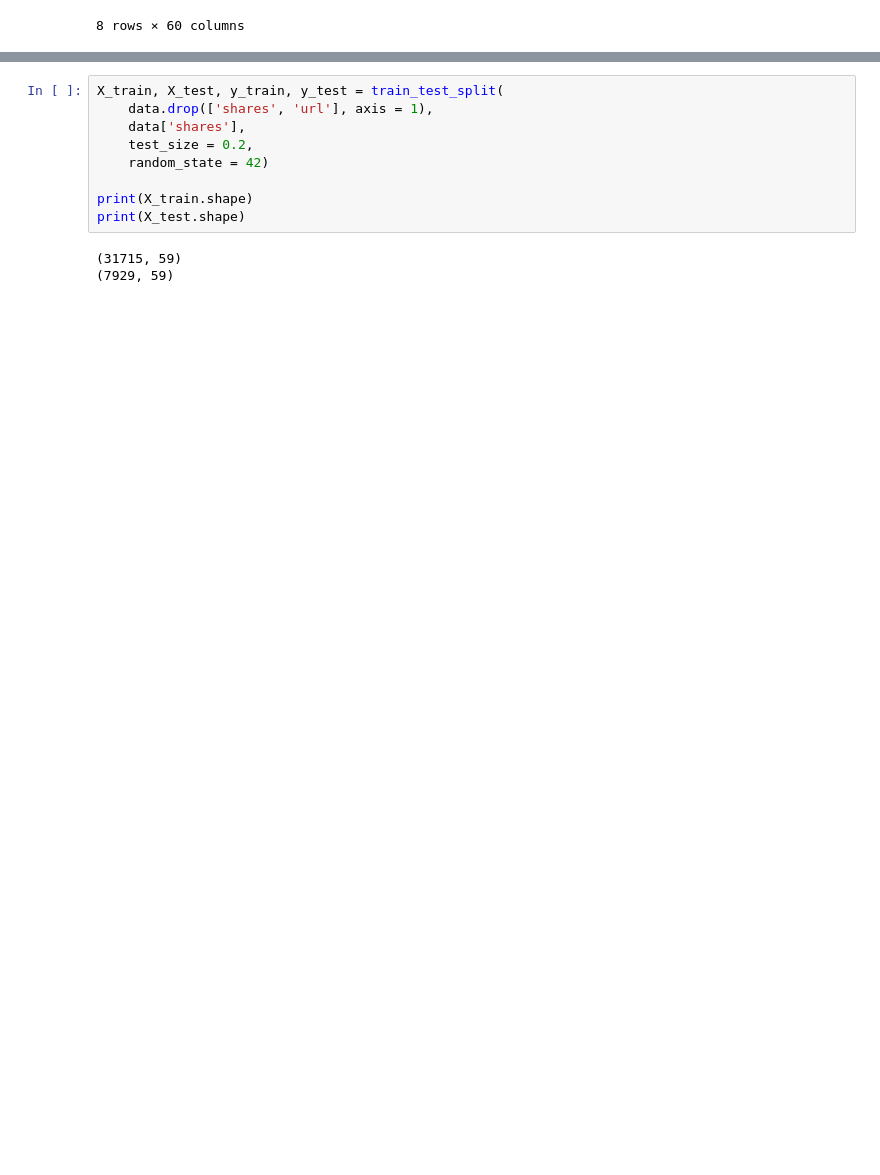
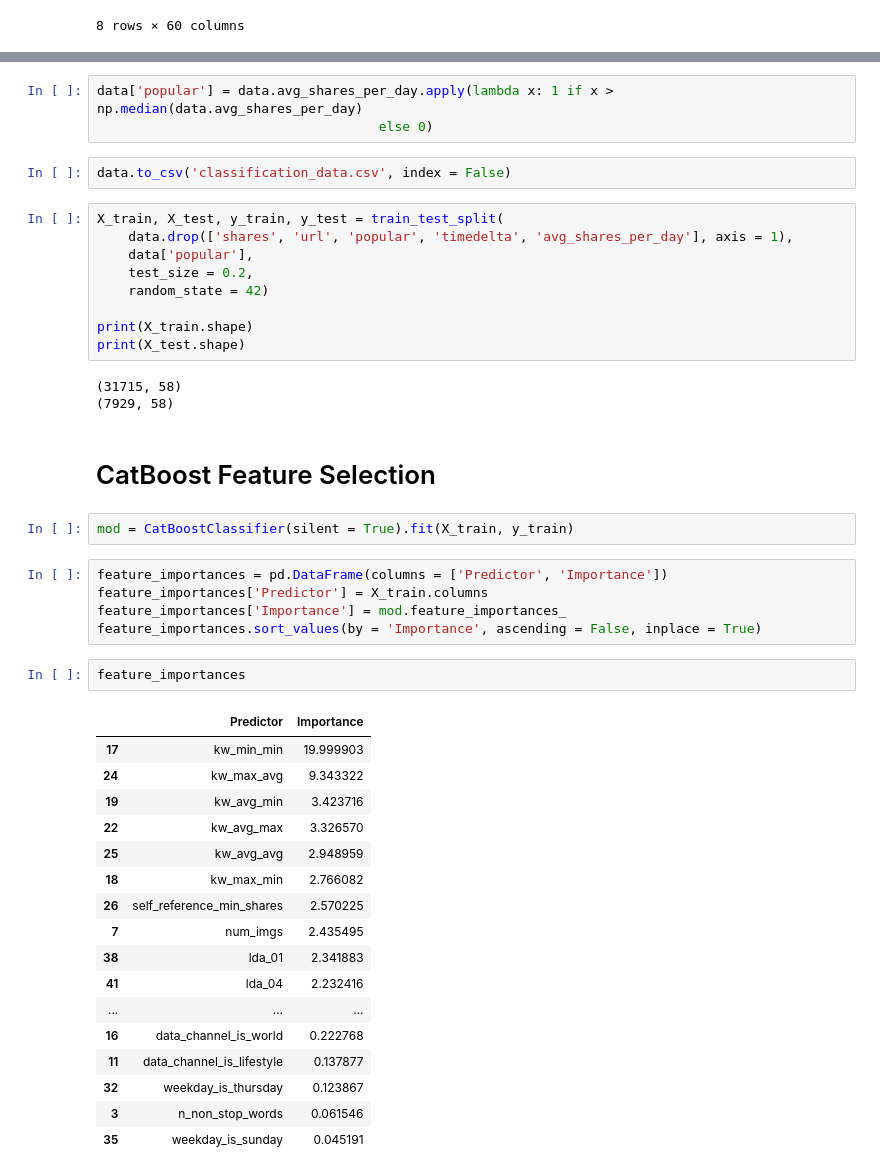
Before and after one commit to danielhe-nu/STAT-303-3-Project, a Jupyter notebook: Data Preprocessing - Sarah.ipynb, the cells around one changed output, grey strips where cells are left out. Drawn from its saved outputs; the diff is of its cells as text; blank space fills up the shorter version.

Commit message:
Data preprocessing code

```diff
--- a/Data Preprocessing - Sarah.ipynb
+++ b/Data Preprocessing - Sarah.ipynb
@@ -116,12 +129,46 @@ data.to_csv('project_data.csv', index = False)
+# %%
+data['popular'] = data.avg_shares_per_day.apply(lambda x: 1 if x > np.median(data.avg_shares_per_day)
+                                    else 0)
+# %%
+data.to_csv('classification_data.csv', index = False)
 # %%
 X_train, X_test, y_train, y_test = train_test_split(
-    data.drop(['shares', 'url'], axis = 1),
-    data['shares'],
+    data.drop(['shares', 'url', 'popular', 'timedelta', 'avg_shares_per_day'], axis = 1),
+    data['popular'],
     test_size = 0.2,
     random_state = 42)
 
 print(X_train.shape)
 print(X_test.shape)
 # %% [output]
-(31715, 59)
-(7929, 59)
+(31715, 58)
+(7929, 58)
+# %% [markdown]
+# CatBoost Feature Selection
+# %%
+mod = CatBoostClassifier(silent = True).fit(X_train, y_train)
+# %%
+feature_importances = pd.DataFrame(columns = ['Predictor', 'Importance'])
+feature_importances['Predictor'] = X_train.columns
+feature_importances['Importance'] = mod.feature_importances_
+feature_importances.sort_values(by = 'Importance', ascending = False, inplace = True)
+# %%
+feature_importances
+# %% [output]
+|  | Predictor | Importance |
+| 17 | kw_min_min | 19.999903 |
+| 24 | kw_max_avg | 9.343322 |
+| 19 | kw_avg_min | 3.423716 |
+| 22 | kw_avg_max | 3.326570 |
+| 25 | kw_avg_avg | 2.948959 |
+| 18 | kw_max_min | 2.766082 |
+| 26 | self_reference_min_shares | 2.570225 |
+| 7 | num_imgs | 2.435495 |
+| 38 | lda_01 | 2.341883 |
+| 41 | lda_04 | 2.232416 |
+| ... | ... | ... |
+| 16 | data_channel_is_world | 0.222768 |
+| 11 | data_channel_is_lifestyle | 0.137877 |
+| 32 | weekday_is_thursday | 0.123867 |
+| 3 | n_non_stop_words | 0.061546 |
+| 35 | weekday_is_sunday | 0.045191 |
```
Also changed, not shown: parts of 8 cells of this notebook.
